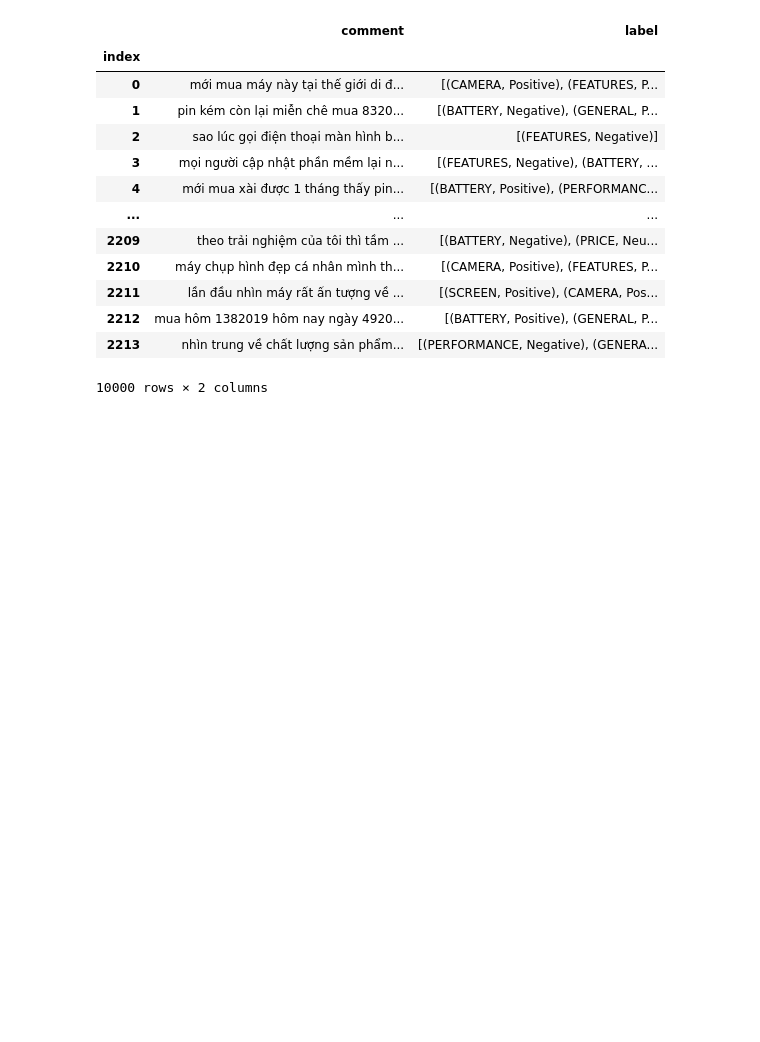
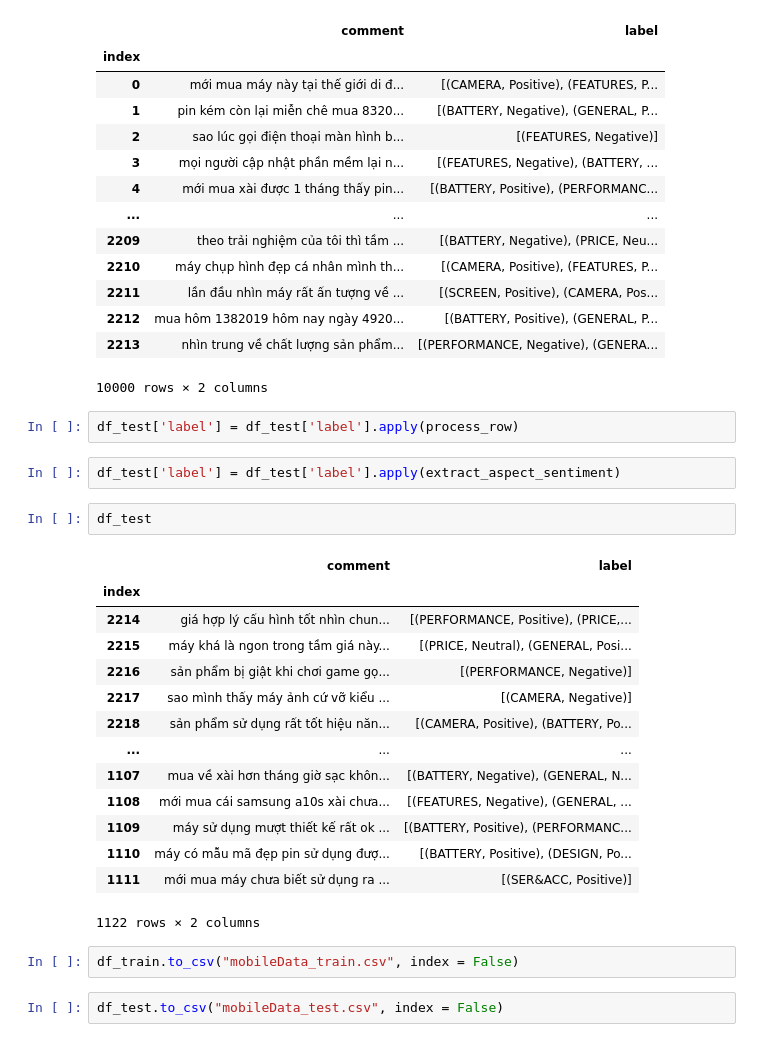
Before and after one commit to leanhtu-AI/Sentiment-Analysis, a Jupyter notebook: CrawlData/mobileData/mobile_preprocess.ipynb, the cells around one changed output. Cells and saved outputs as stored; diff of their text form; blank space fills up the shorter version.

Commit message:
clean data

```diff
--- a/CrawlData/mobileData/mobile_preprocess.ipynb
+++ b/CrawlData/mobileData/mobile_preprocess.ipynb
@@ -283,3 +283,28 @@ df_train
 | 2212 | mua hôm 1382019 hôm nay ngày 4920... | [(BATTERY, Positive), (GENERAL, P... |
 | 2213 | nhìn trung về chất lượng sản phẩm... | [(PERFORMANCE, Negative), (GENERA... |
 10000 rows × 2 columns
+# %%
+df_test['label'] = df_test['label'].apply(process_row)
+# %%
+df_test['label'] = df_test['label'].apply(extract_aspect_sentiment)
+# %%
+df_test
+# %% [output]
+|  | comment | label |
+| index |  |  |
+| 2214 | giá hợp lý cấu hình tốt nhìn chun... | [(PERFORMANCE, Positive), (PRICE,... |
+| 2215 | máy khá là ngon trong tầm giá này... | [(PRICE, Neutral), (GENERAL, Posi... |
+| 2216 | sản phẩm bị giật khi chơi game gọ... | [(PERFORMANCE, Negative)] |
+| 2217 | sao mình thấy máy ảnh cứ vỡ kiểu ... | [(CAMERA, Negative)] |
+| 2218 | sản phẩm sử dụng rất tốt hiệu năn... | [(CAMERA, Positive), (BATTERY, Po... |
+| ... | ... | ... |
+| 1107 | mua về xài hơn tháng giờ sạc khôn... | [(BATTERY, Negative), (GENERAL, N... |
+| 1108 | mới mua cái samsung a10s xài chưa... | [(FEATURES, Negative), (GENERAL, ... |
+| 1109 | máy sử dụng mượt thiết kế rất ok ... | [(BATTERY, Positive), (PERFORMANC... |
+| 1110 | máy có mẫu mã đẹp pin sử dụng đượ... | [(BATTERY, Positive), (DESIGN, Po... |
+| 1111 | mới mua máy chưa biết sử dụng ra ... | [(SER&ACC, Positive)] |
+1122 rows × 2 columns
+# %%
+df_train.to_csv("mobileData_train.csv", index = False)
+# %%
+df_test.to_csv("mobileData_test.csv", index = False)
```
Also changed, not shown: 2 other files.
